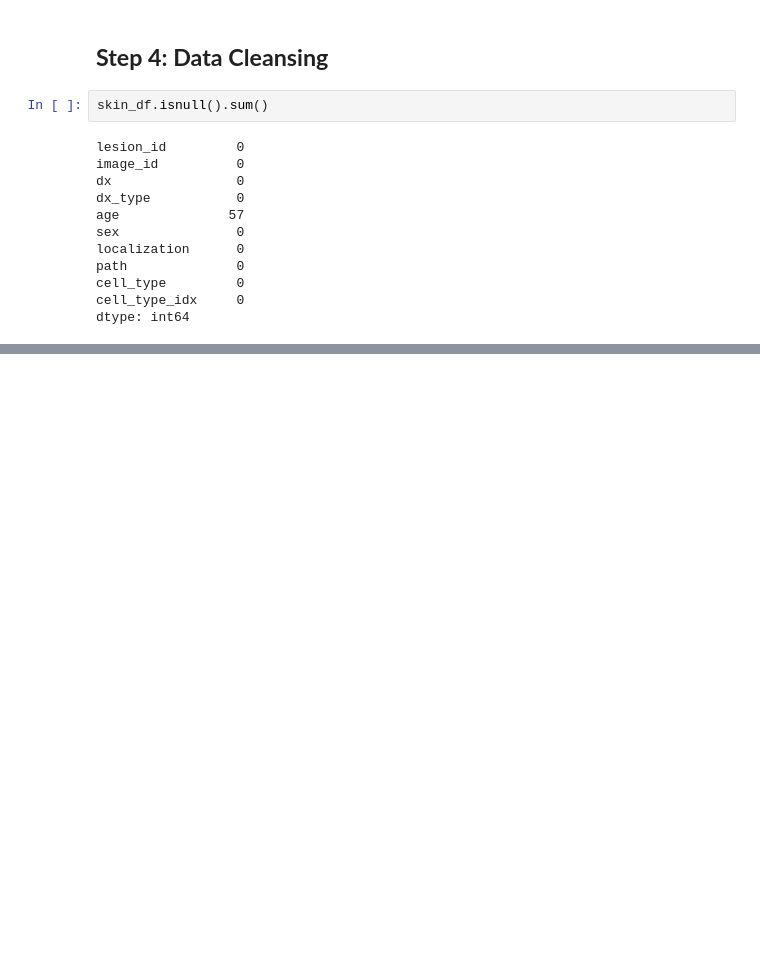
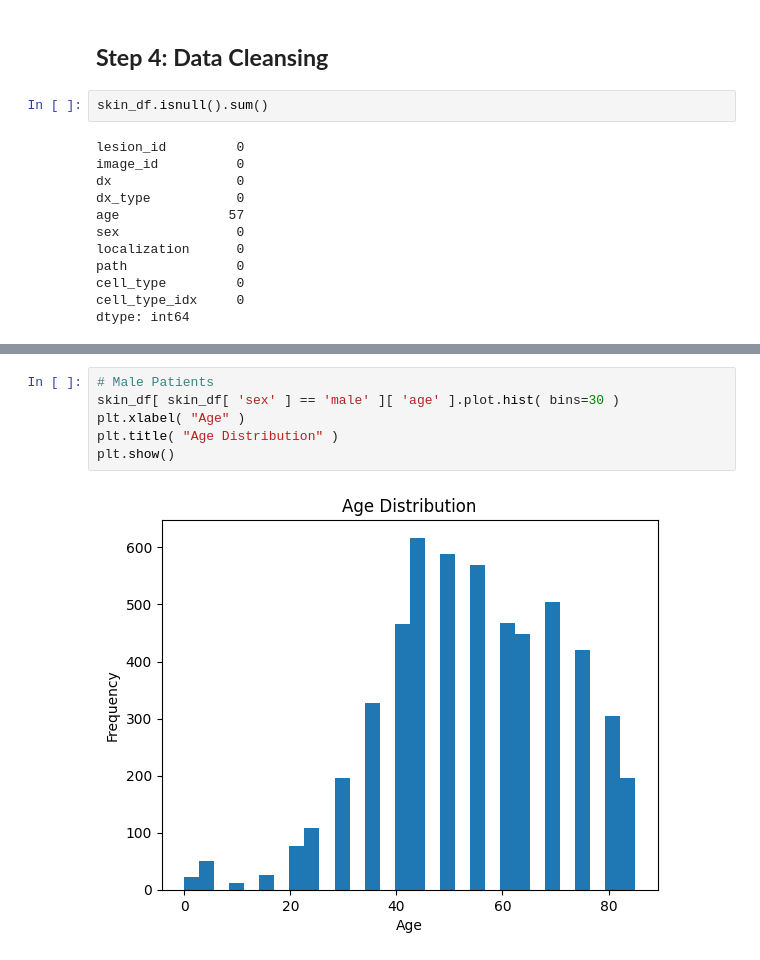
Before and after one commit to h-sutiwas/medical-image-torch, a Jupyter notebook: notebooks/eploratory_data_analysis.ipynb, the cells around one changed output, grey strips where cells are left out. Cells and saved outputs as stored; diff of their text form; blank space fills up the shorter version.

```diff
--- a/notebooks/eploratory_data_analysis.ipynb
+++ b/notebooks/eploratory_data_analysis.ipynb
@@ -85,0 +97,8 @@ dtype: int64
+# %%
+# Male Patients
+skin_df[ skin_df[ 'sex' ] == 'male' ][ 'age' ].plot.hist( bins=30 )
+plt.xlabel( "Age" )
+plt.title( "Age Distribution" )
+plt.show()
+# %% [output]
+[figure, added]
```
Also changed, not shown: parts of 3 cells of this notebook.
